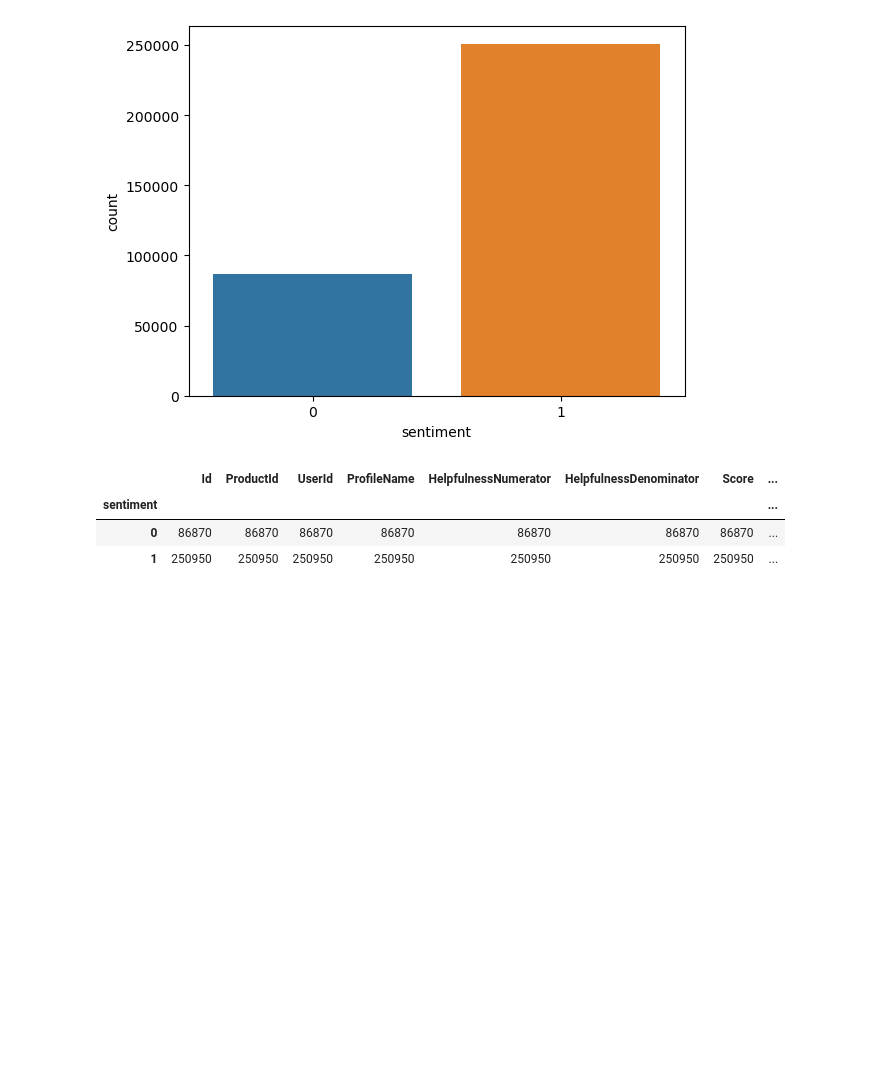
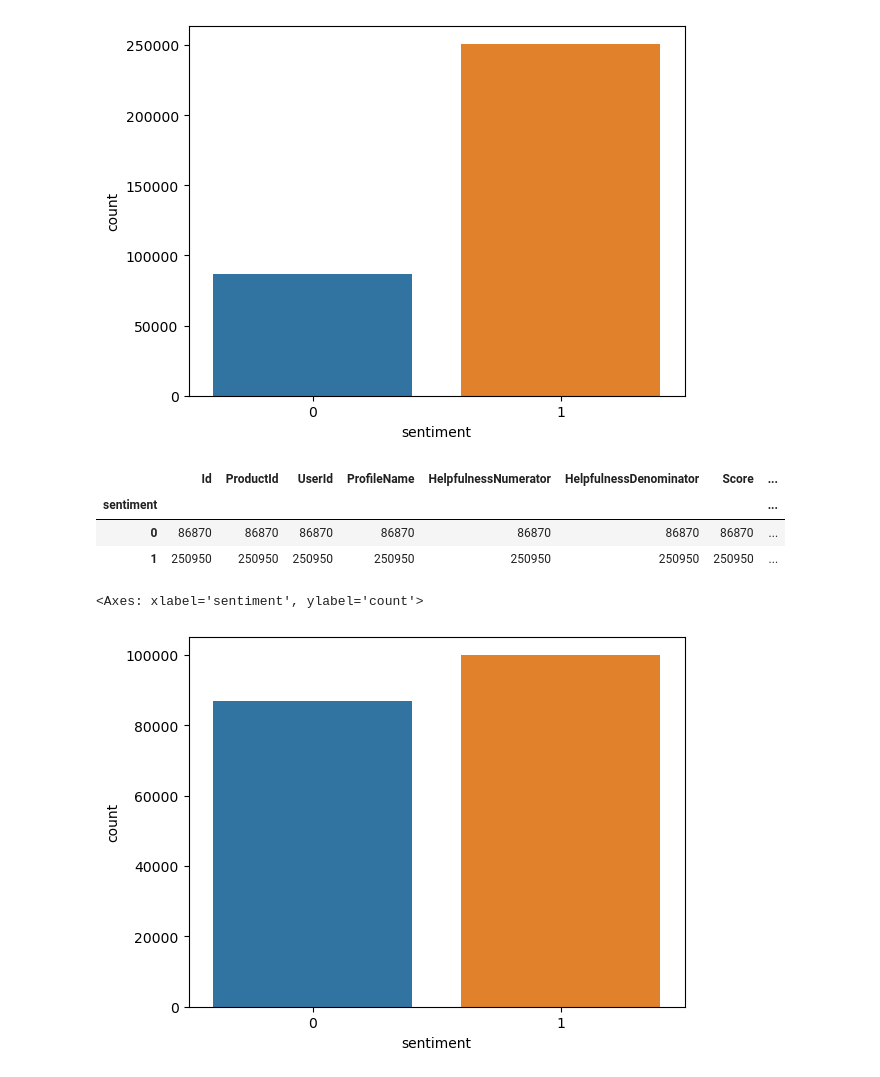
Before and after one commit to urusha-shrestha/nlp_01, a Jupyter notebook: 01_data_preprocessing.ipynb, the cells around one changed output. Saved outputs shown, nothing was run; the diff lists cells and outputs as text; code cells hidden in the pictures; blank space fills up the shorter version.

```diff
--- a/01_data_preprocessing.ipynb
+++ b/01_data_preprocessing.ipynb
@@ -196,5 +187,16 @@ new_df.groupby('sentiment').count()
 | sentiment |  |  |  |  |  |  |  | ... |
 | 0 | 86870 | 86870 | 86870 | 86870 | 86870 | 86870 | 86870 | ... |
 | 1 | 250950 | 250950 | 250950 | 250950 | 250950 | 250950 | 250950 | ... |
+# %%
+negetive_sentiment_df = new_df[new_df['sentiment'] == 0]
+positive_sentiment_df = new_df[new_df['sentiment'] == 1]
+positive_sentiment_df = positive_sentiment_df.sample(n=100000)
+# %%
+new_df = pd.concat([positive_sentiment_df, negetive_sentiment_df])
+# %%
+sns.countplot(new_df, x='sentiment')
+# %% [output]
+<Axes: xlabel='sentiment', ylabel='count'>
+[figure, added]
 # %%
 new_df.to_csv('dataset/cleaned_reviews.csv',sep=",", index=False)
```
Also changed, not shown: parts of 1 cell of this notebook, 1 other file.
